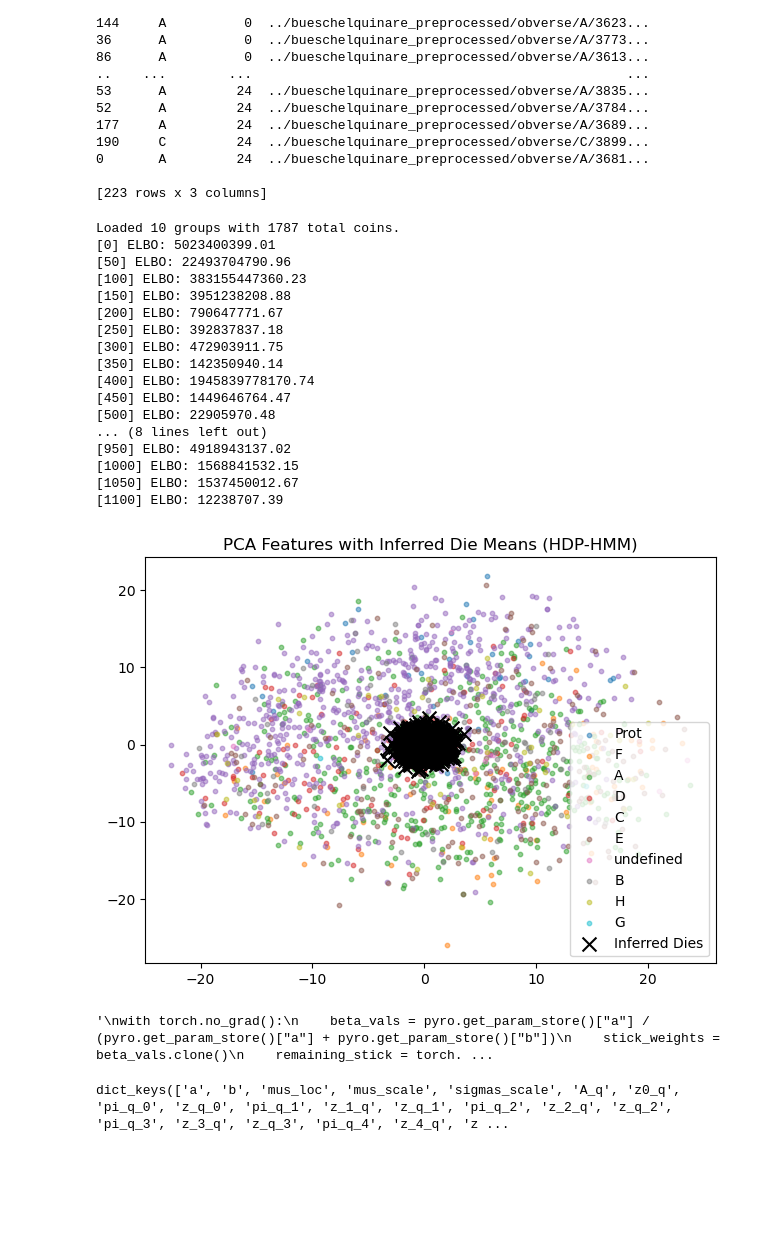
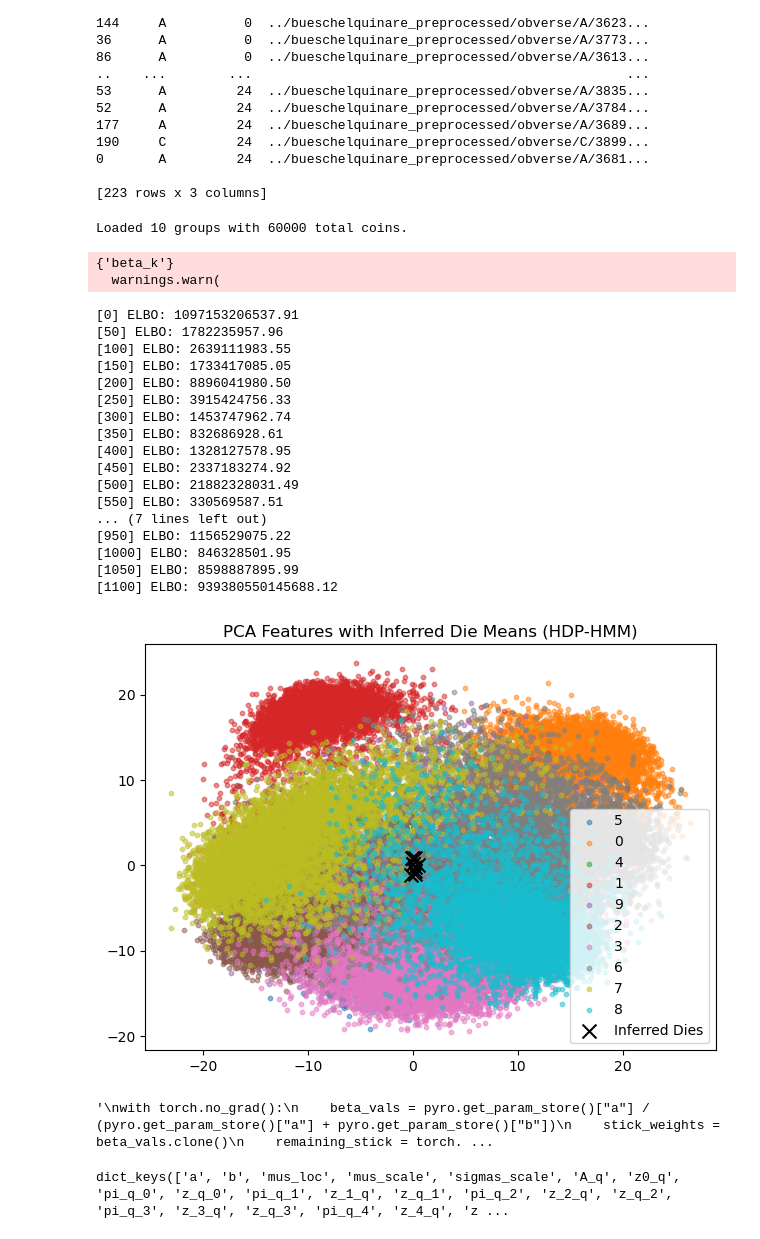
Before and after one commit to alexander-schl/data_challenges, a Jupyter notebook: true_hdp_hsmm.ipynb, the cells around one changed output. Saved outputs shown, nothing was run; the diff lists cells and outputs as text; code cells hidden in the pictures; blank space fills up the shorter version.

Commit message:
changed HMM to stick-breaking

```diff
--- a/true_hdp_hsmm.ipynb
+++ b/true_hdp_hsmm.ipynb
@@ -234,7 +234,7 @@ device = torch.device("cpu")
 #with open("coin_features_pca_coin_clip.pkl", "rb") as f:
 #    data = pickle.load(f)
 
-with open("coin_features_pca_coin_clip_reverse.pkl", "rb") as f:
+with open("features_pca_numbers_clip.pkl", "rb") as f:
        data = pickle.load(f)
 
 
@@ -297,9 +297,9 @@ print(f"Loaded {len(group_data)} groups with {sum(len(g) for g in group_data)} t
 
 
 # Hyperparameters
-alpha_val = 5.0
+alpha_val = 50
 gamma_val = 1.0
-num_states = 2200
+num_states = 10
 #num_states = 82
 #num_states = 26
 obs_dim = group_data[0].shape[1] # dimensionality of feature vectors
@@ -309,7 +309,7 @@ obs_dim = group_data[0].shape[1] # dimensionality of feature vectors
 
 def model(groups):
     gamma = torch.tensor(gamma_val)
-    '''
+
     v_k = pyro.sample("v_k", dist.Kumaraswamy(torch.ones(num_states), torch.ones(num_states)).to_event(1))
 
     remaining_stick = torch.cumprod(1 - v_k, dim=-1)
@@ -319,6 +319,7 @@ def model(groups):
     '''
     beta_k = pyro.sample("beta_k", dist.Beta(1., gamma).expand([num_states]).to_event(1))
     beta = torch.cat([beta_k, 1 - beta_k.sum().unsqueeze(0)], dim=0)
+    '''
     mus = pyro.sample("mus", dist.Normal(torch.zeros(num_states, obs_dim), 5.0).to_event(2))
     sigmas = pyro.sample("sigmas", dist.HalfCauchy(torch.ones(num_states, obs_dim)).to_event(2))
 
@@ -339,8 +340,8 @@ def model(groups):
             pyro.sample(f"x_{g}", dist.Normal(mus[z_ng], sigmas[z_ng]).to_event(1), obs=group)
 
 def guide(groups):
-    '''
-    Using Stick breaking Process
+
+    #Using Stick breaking Process
     a = pyro.param("a", lambda: torch.ones(num_states) * 2.0, constraint=dist.constraints.greater_than(1e-2))
     b = pyro.param("b", lambda: torch.ones(num_states) * 2.0, constraint=dist.constraints.greater_than(1e-2))
     v_k = pyro.sample("v_k", dist.Kumaraswamy(a, b).to_event(1))
@@ -354,6 +355,7 @@ def guide(groups):
     '''
     beta_k_q = pyro.param("beta_k_q", lambda: torch.rand(num_states), constraint=dist.constraints.unit_interval)
     pyro.sample("beta_k", dist.Delta(beta_k_q).to_event(1))
+    '''
     #beta_k_q = pyro.param(
     #    "beta_k_q",
     #    lambda: torch.full((num_states,), 0.8),
@@ -415,52 +417,55 @@ for step in range(num_steps):
 
 # Inferred die (state) locations
 mus_post = pyro.param("mus_loc").detach().cpu()
 colors = plt.cm.get_cmap('tab10', len(group_data))
 
 # Plot group PCA features
 for i, (group_tensor, name) in enumerate(zip(group_data, group_names)):
     arr = group_tensor.numpy()
     plt.scatter(arr[:, 0], arr[:, 1], label=name, alpha=0.5, s=10, color=colors(i))
 
 # Plot inferred die means
 plt.scatter(mus_post[:, 0], mus_post[:, 1], color='black', marker='x', s=100, label='Inferred Dies')
 plt.title("PCA Features with Inferred Die Means (HDP-HMM)")
 plt.legend()
 plt.tight_layout()
 plt.show()
 '''
 with torch.no_grad():
     beta_vals = pyro.get_param_store()["a"] / (pyro.get_param_store()["a"] + pyro.get_param_store()["b"])
     stick_weights = beta_vals.clone()
     remaining_stick = torch.cumprod(1 - beta_vals, dim=-1)
     stick_weights[1:] = beta_vals[1:] * remaining_stick[:-1]
 
     plt.bar(range(len(stick_weights)), stick_weights.detach().cpu())
     plt.title("Learned Stick-Breaking Weights (beta_k)")
     plt.xlabel("Die Index")
     plt.ylabel("Weight")
     plt.show()
 '''
 # %% [output]
-Loaded 10 groups with 1787 total coins.
-[0] ELBO: 5023400399.01
-[50] ELBO: 22493704790.96
-[100] ELBO: 383155447360.23
-[150] ELBO: 3951238208.88
-[200] ELBO: 790647771.67
-[250] ELBO: 392837837.18
-[300] ELBO: 472903911.75
-[350] ELBO: 142350940.14
-[400] ELBO: 1945839778170.74
-[450] ELBO: 1449646764.47
-[500] ELBO: 22905970.48
-... (8 lines left out)
-[950] ELBO: 4918943137.02
-[1000] ELBO: 1568841532.15
-[1050] ELBO: 1537450012.67
-[1100] ELBO: 12238707.39
+Loaded 10 groups with 60000 total coins.
+{'beta_k'}
+  warnings.warn(
+[0] ELBO: 1097153206537.91
+[50] ELBO: 1782235957.96
+[100] ELBO: 2639111983.55
+[150] ELBO: 1733417085.05
+[200] ELBO: 8896041980.50
+[250] ELBO: 3915424756.33
+[300] ELBO: 1453747962.74
+[350] ELBO: 832686928.61
+[400] ELBO: 1328127578.95
+[450] ELBO: 2337183274.92
+[500] ELBO: 21882328031.49
+[550] ELBO: 330569587.51
+... (7 lines left out)
+[950] ELBO: 1156529075.22
+[1000] ELBO: 846328501.95
+[1050] ELBO: 8598887895.99
+[1100] ELBO: 939380550145688.12
-[figure, old version]
+[figure, new version]
-'\nwith torch.no_grad():\n    beta_vals = pyro.get_param_store()["a"] / (pyro.get_param_store()["a"] + pyro.get_param_store()["b"])\n    stick_weights = beta_vals.clone()\n    remaining_stick = torch. ...
+'\nwith torch.no_grad():\n    beta_vals = pyro.get_param_store()["a"] / (pyro.get_param_store()["a"] + pyro.get_param_store()["b"])\n    stick_weights = beta_vals.clone()\n    remaining_stick = torch. ...
 # %%
 print(pyro.get_param_store().keys())
 # %% [output]
```
Also changed, not shown: parts of 5 cells of this notebook.
